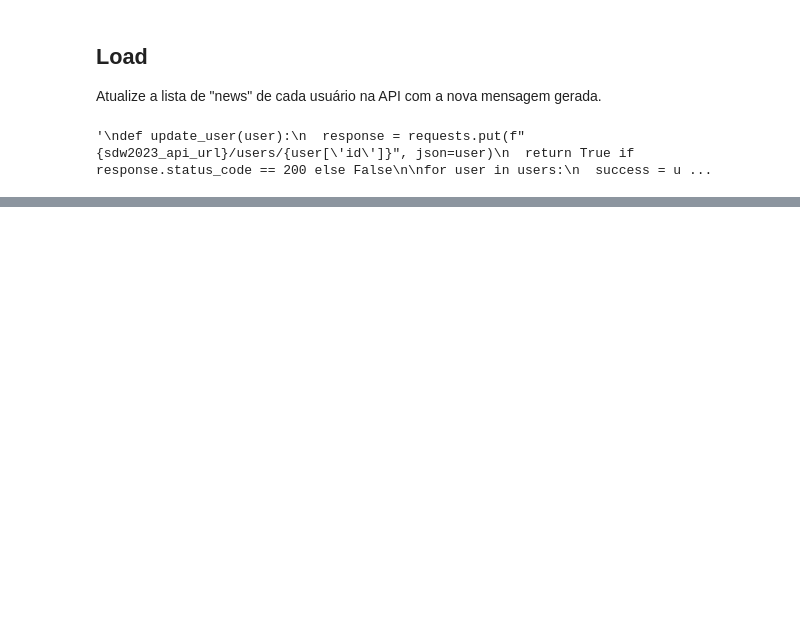
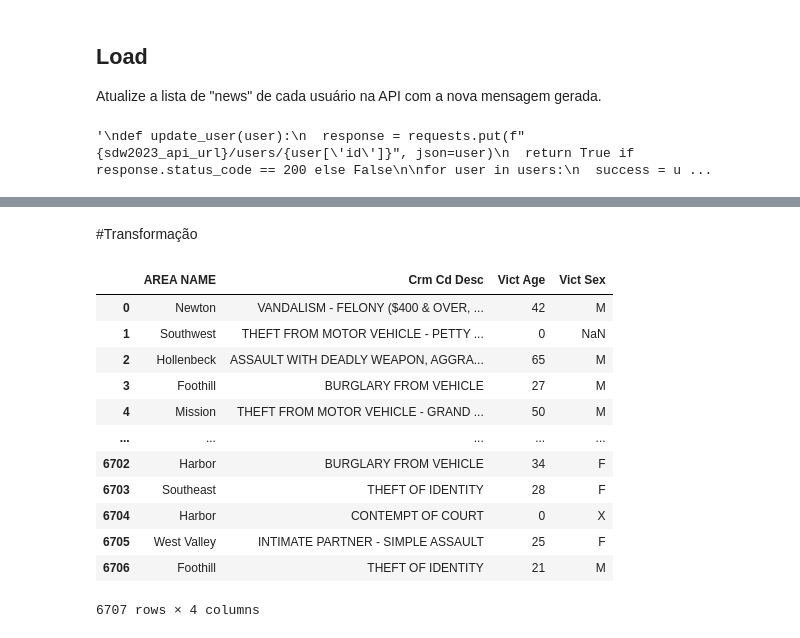
Before and after one commit to fnusda/santander-dev-week-2023-api, a Jupyter notebook: SantanderDevWeek2023.ipynb, the cells around one changed output, grey strips where cells are left out. Drawn from its saved outputs; the diff is of its cells as text; code cells hidden in the pictures; blank space fills up the shorter version.

```diff
--- a/SantanderDevWeek2023.ipynb
+++ b/SantanderDevWeek2023.ipynb
@@ -258,0 +265,7 @@ customers
+# %%
+import pandas as pd
+
+url = "https://data.lacity.org/api/views/2nrs-mtv8/rows.csv"
+dados = pd.read_csv(url)
+# %% [markdown]
+#Transformação
@@ -258,0 +295,16 @@ customers
+# %%
+dados_sample
+# %% [output]
+|  | AREA NAME | Crm Cd Desc | Vict Age | Vict Sex |
+| 0 | Newton | VANDALISM - FELONY ($400 & OVER, ... | 42 | M |
+| 1 | Southwest | THEFT FROM MOTOR VEHICLE - PETTY ... | 0 | NaN |
+| 2 | Hollenbeck | ASSAULT WITH DEADLY WEAPON, AGGRA... | 65 | M |
+| 3 | Foothill | BURGLARY FROM VEHICLE | 27 | M |
+| 4 | Mission | THEFT FROM MOTOR VEHICLE - GRAND ... | 50 | M |
+| ... | ... | ... | ... | ... |
+| 6702 | Harbor | BURGLARY FROM VEHICLE | 34 | F |
+| 6703 | Southeast | THEFT OF IDENTITY | 28 | F |
+| 6704 | Harbor | CONTEMPT OF COURT | 0 | X |
+| 6705 | West Valley | INTIMATE PARTNER - SIMPLE ASSAULT | 25 | F |
+| 6706 | Foothill | THEFT OF IDENTITY | 21 | M |
+6707 rows × 4 columns
```
Also changed, not shown: parts of 18 cells of this notebook.
